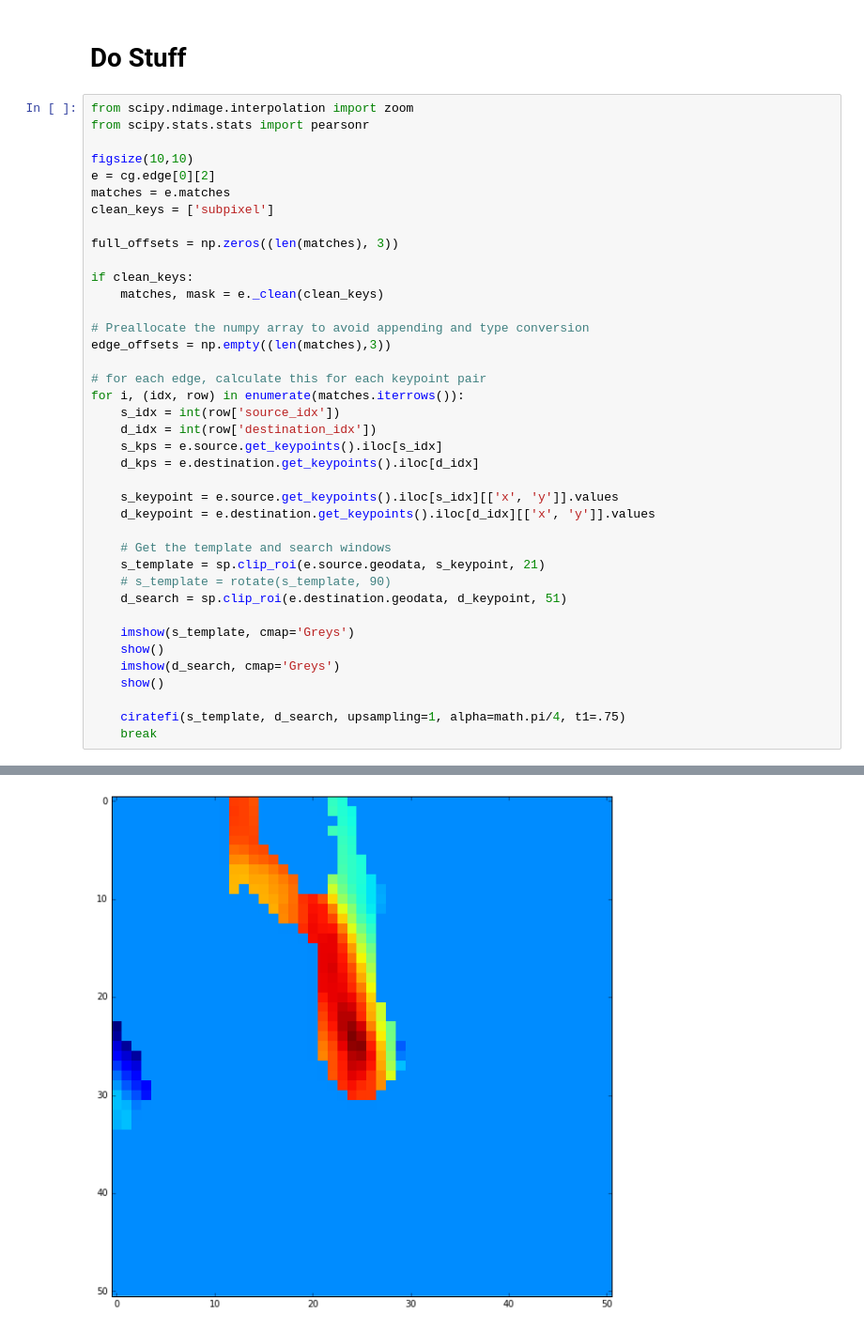
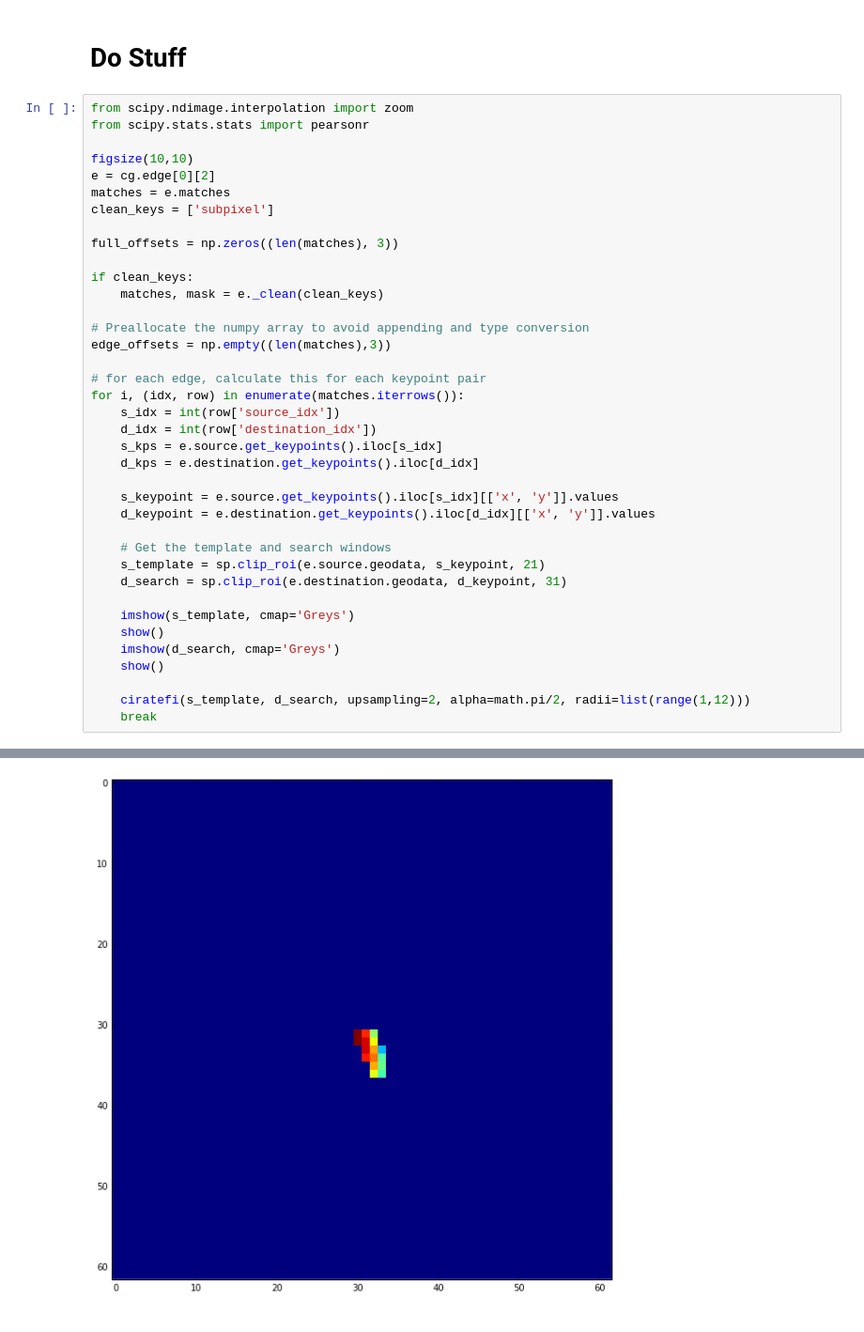
Before and after one commit to tisaconundrum2/autocnet, a Jupyter notebook: notebooks/Ciratefi.ipynb, the cells around one changed output, grey strips where cells are left out. Shown at 94% size. Cells and saved outputs as stored; diff of their text form.

```diff
--- a/notebooks/Ciratefi.ipynb
+++ b/notebooks/Ciratefi.ipynb
@@ -300,14 +344,13 @@ for i, (idx, row) in enumerate(matches.iterrows()):
 
     # Get the template and search windows
     s_template = sp.clip_roi(e.source.geodata, s_keypoint, 21)
-    # s_template = rotate(s_template, 90)
-    d_search = sp.clip_roi(e.destination.geodata, d_keypoint, 51)
+    d_search = sp.clip_roi(e.destination.geodata, d_keypoint, 31)
 
     imshow(s_template, cmap='Greys')
     show()
     imshow(d_search, cmap='Greys')
     show()
 
-    ciratefi(s_template, d_search, upsampling=1, alpha=math.pi/4, t1=.75)
+    ciratefi(s_template, d_search, upsampling=2, alpha=math.pi/2, radii=list(range(1,12)))
     break
 # %% [output]
@@ -317 +371 @@ for i, (idx, row) in enumerate(matches.iterrows()):
-[figure, old version]
+[figure, new version]
```
Also changed, not shown: parts of 3 cells of this notebook.
